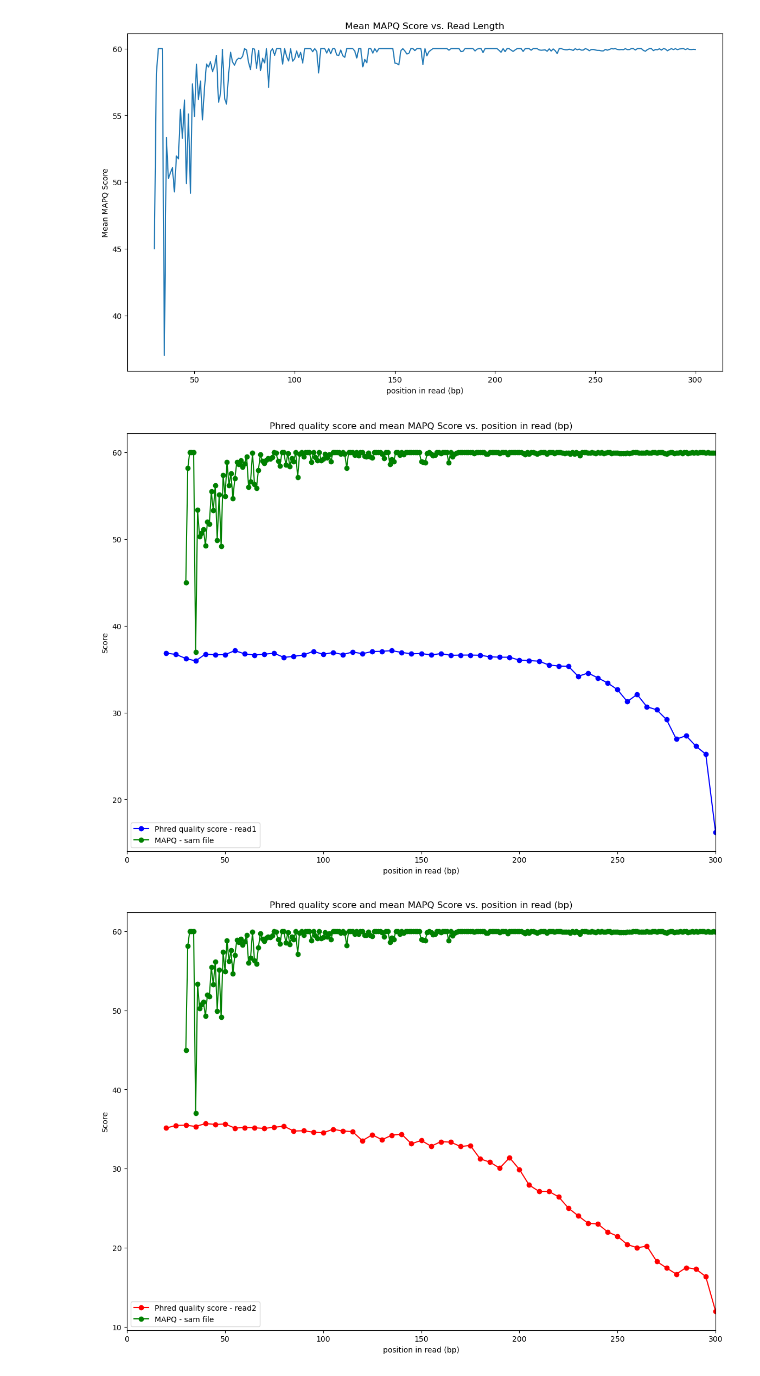
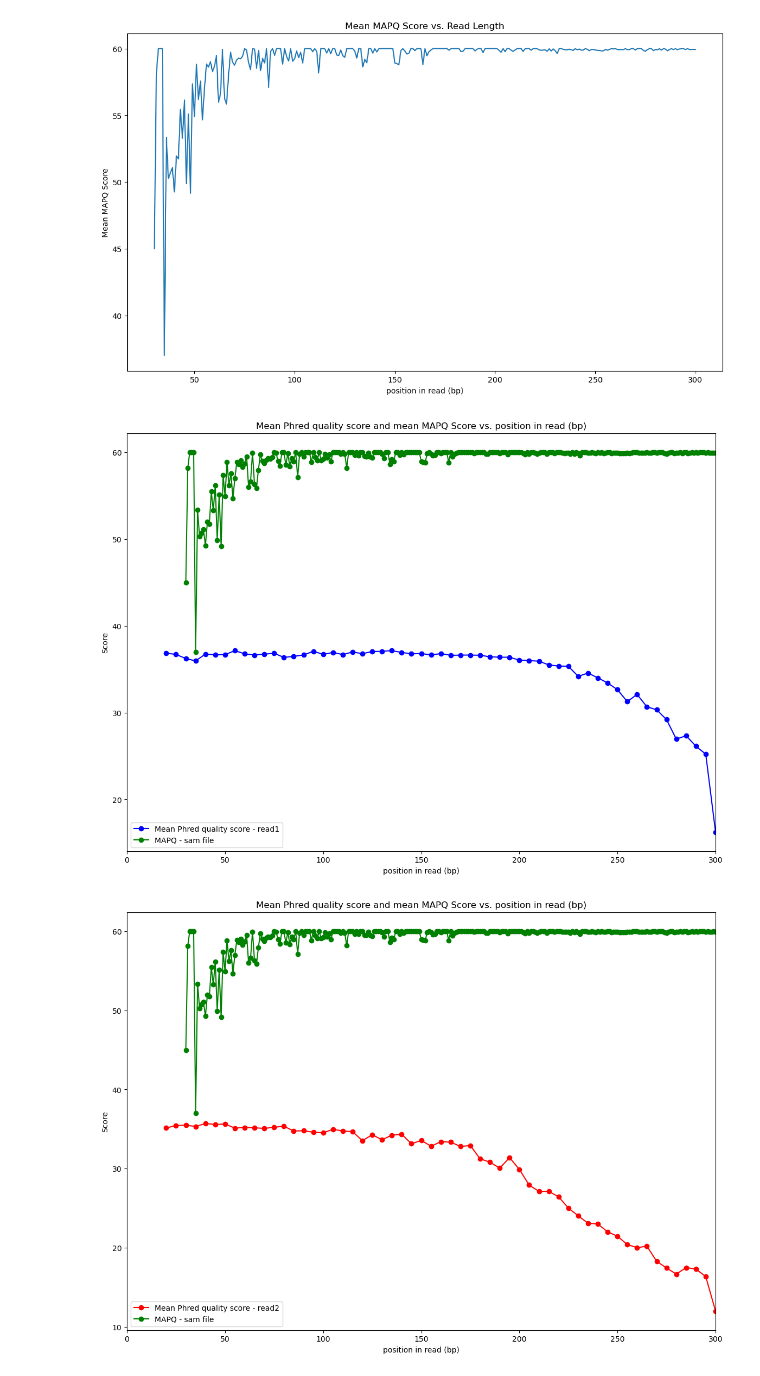
Before and after one commit to jr198868/Demo-Bioinformatics-Data-Pipeline-with-Docker, a Jupyter notebook: data_parsing_ploting.ipynb, the cells around one changed output. Cells and saved outputs as stored; diff of their text form; code cells hidden in the pictures.

```diff
--- a/data_parsing_ploting.ipynb
+++ b/data_parsing_ploting.ipynb
@@ -158,7 +158,7 @@ def plot_phred_score_curve(phred_scores, fastqc_file, color):
     read = fastqc_file.split('/')[-1].split('.')[0].split('_')[0]
 
     # Plot the curve
-    plt.plot(x, y, marker='o', label=f"Phred quality score - {read}", color=color)
+    plt.plot(x, y, marker='o', label=f"Mean Phred quality score - {read}", color=color)
 
 
 def parse_sam_data(sam_file):
@@ -206,33 +206,33 @@ def plotfig(fastqc_file, sam_file, color):
     # Plot Phred score curve
     phred_scores = parse_fastqc_data(fastqc_file)
     plot_phred_score_curve(phred_scores, fastqc_file, color)
 
     # Plot MAPQ score curve
     sorted_lengths, mean_mapq_scores = parse_sam_data(sam_file)
     plot_mapq_score_curve(sorted_lengths, mean_mapq_scores)
 
     # Set x-axis limit based on Phred score curve
     x_limit = max([int(item[0]) if '-' not in item[0] else int(item[0].split('-')[0]) for item in phred_scores[12:]])
     plt.xlim(0, x_limit)
 
     # Set x-axis label
     plt.xlabel("position in read (bp)")
 
     # Set y-axis label
     plt.ylabel("Score")
 
     # Set plot title
-    plt.title("Phred quality score and mean MAPQ Score vs. position in read (bp)")
+    plt.title("Mean Phred quality score and mean MAPQ Score vs. position in read (bp)")
 
     # Display legend
     plt.legend()
 
     # Show the plot
     plt.show()
 
 
 plotfig(fastqc_file1, sam_file, 'blue')
 plotfig(fastqc_file2, sam_file, 'red')
 # %% [output]
-[figure, old version]
+[figure, new version]
-[figure, old version]
+[figure, new version]
```
Also changed, not shown: 3 other files.
